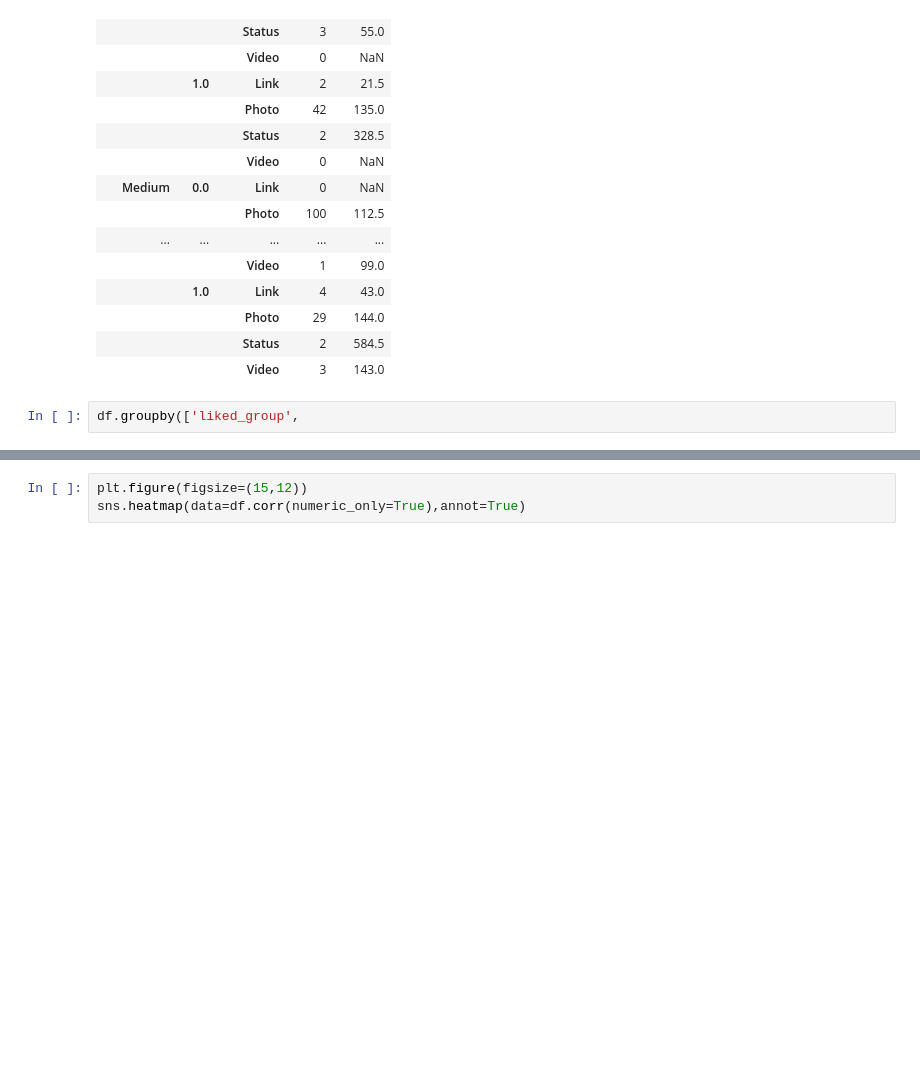
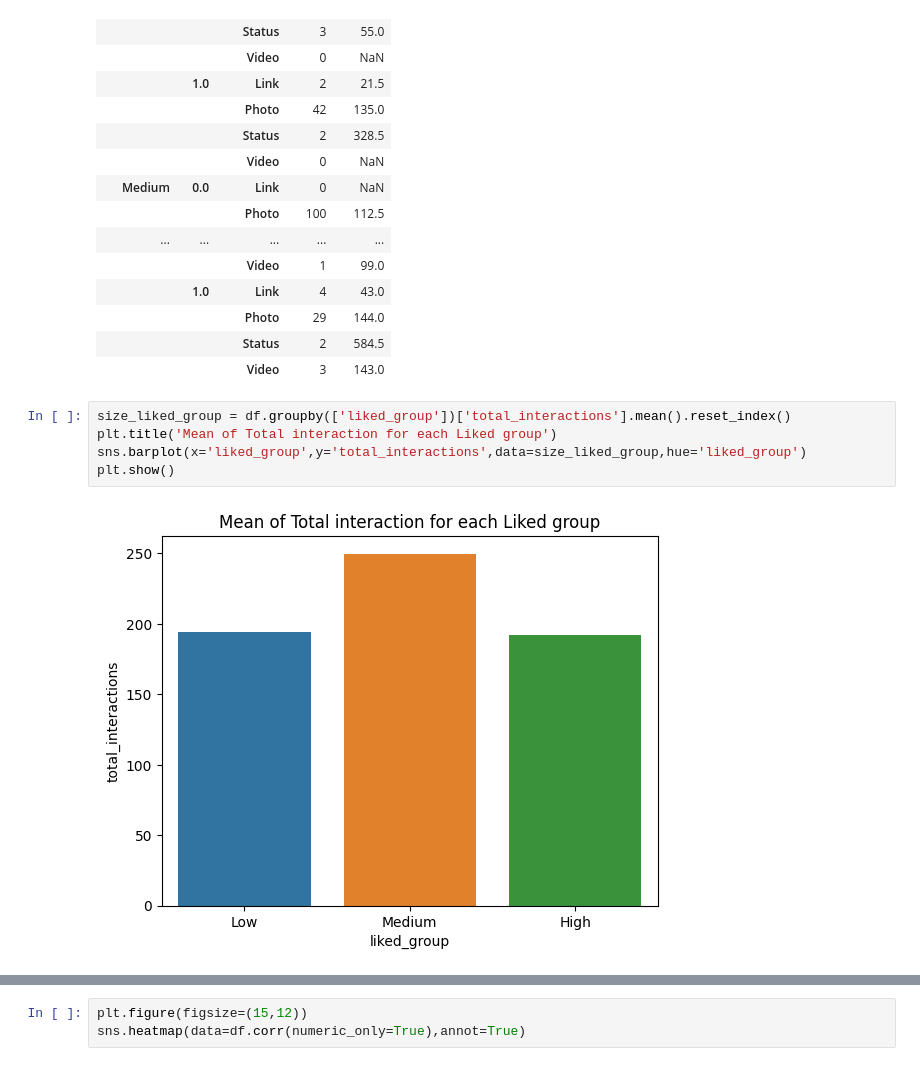
Before and after one commit to liammarsadeh/Facebook-Dataset-Project, a Jupyter notebook: FaceBook_dataset.ipynb, the cells around one changed output, grey strips where cells are left out. Drawn from its saved outputs; the diff is of its cells as text; blank space fills up the shorter version.

Commit message:
I have Made more Analysis added some visualization

```diff
--- a/FaceBook_dataset.ipynb
+++ b/FaceBook_dataset.ipynb
@@ -199,4 +199,9 @@ df.groupby(['liked_group','paid','post_type'])['post_likes'].agg(['count','media
 |  |  | Status | 2 | 584.5 |
 |  |  | Video | 3 | 143.0 |
 # %%
-df.groupby(['liked_group',
+size_liked_group = df.groupby(['liked_group'])['total_interactions'].mean().reset_index()
+plt.title('Mean of Total interaction for each Liked group')
+sns.barplot(x='liked_group',y='total_interactions',data=size_liked_group,hue='liked_group')
+plt.show()
+# %% [output]
+[figure, added]
```
Also changed, not shown: parts of 13 cells of this notebook.
